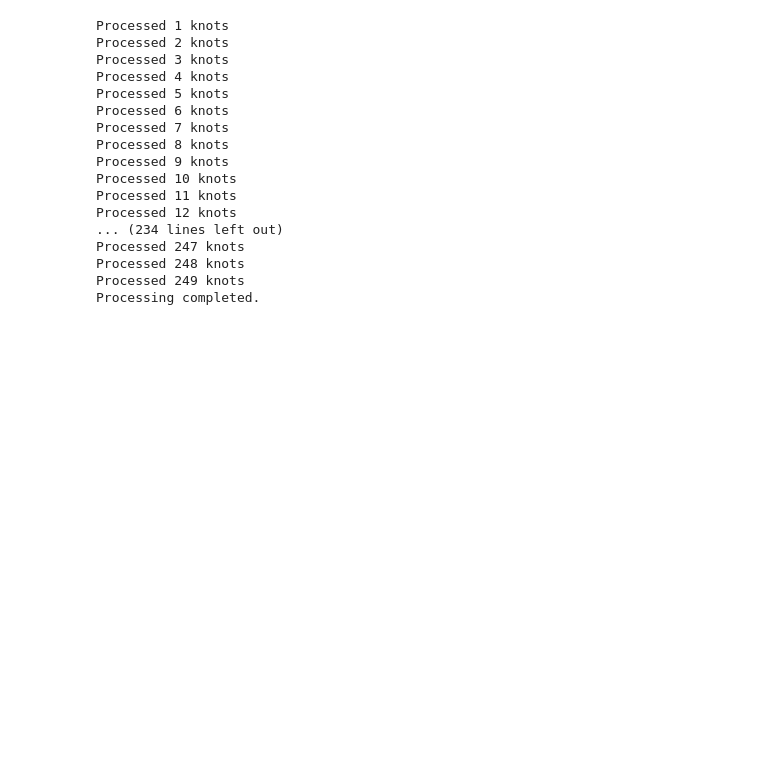
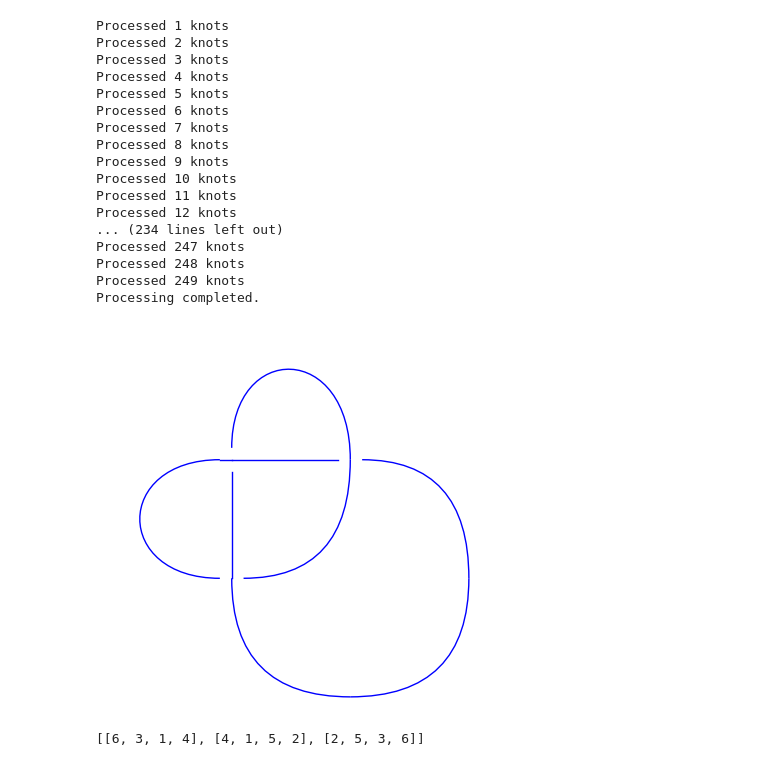
Before and after one commit to sadboyneedcodes/REU2024, a Jupyter notebook: late_night.ipynb, the cells around one changed output. Saved outputs shown, nothing was run; the diff lists cells and outputs as text; code cells hidden in the pictures; blank space fills up the shorter version.

```diff
--- a/late_night.ipynb
+++ b/late_night.ipynb
@@ -324,3 +321,10 @@ def save_all_graphs_to_pdf(csv_file, output_pdf):
 csv_file = '/home/cawilson1/REU2024/REU2024-2/knot_info_inc_PD_with_tait_graphs.csv'  # Path to your CSV file
 output_pdf = '/home/cawilson1/REU2024/REU2024-2/all_tait_graphs_10_crossings.pdf'  # Path to the output PDF file
 save_all_graphs_to_pdf(csv_file, output_pdf)
+# %%
+K = knot_from_table(3,1)
+K.plot().show()
+K.pd_code()
+# %% [output]
+[figure, added]
+[[6, 3, 1, 4], [4, 1, 5, 2], [2, 5, 3, 6]]
```
Also changed, not shown: parts of 1 cell of this notebook.
